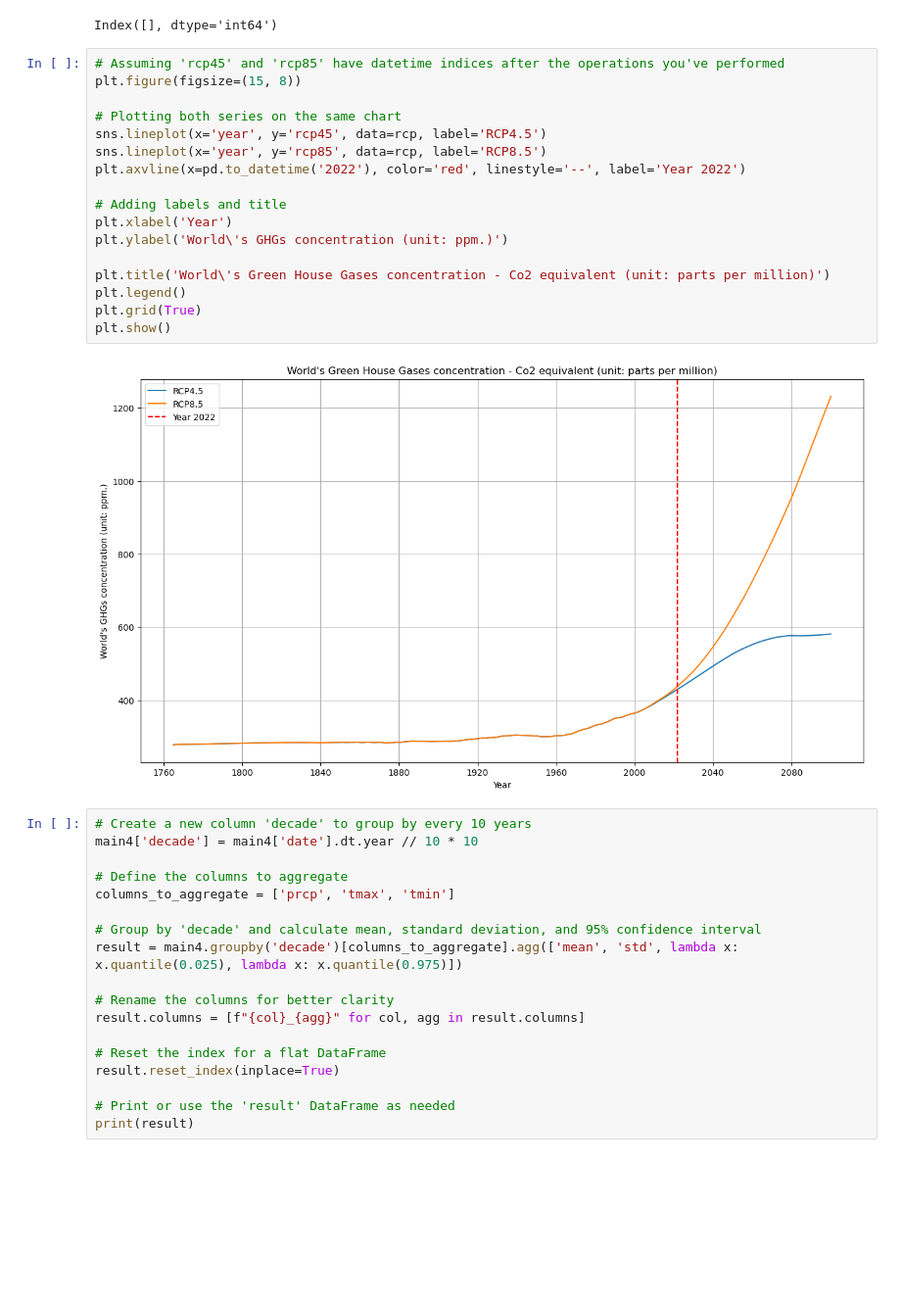
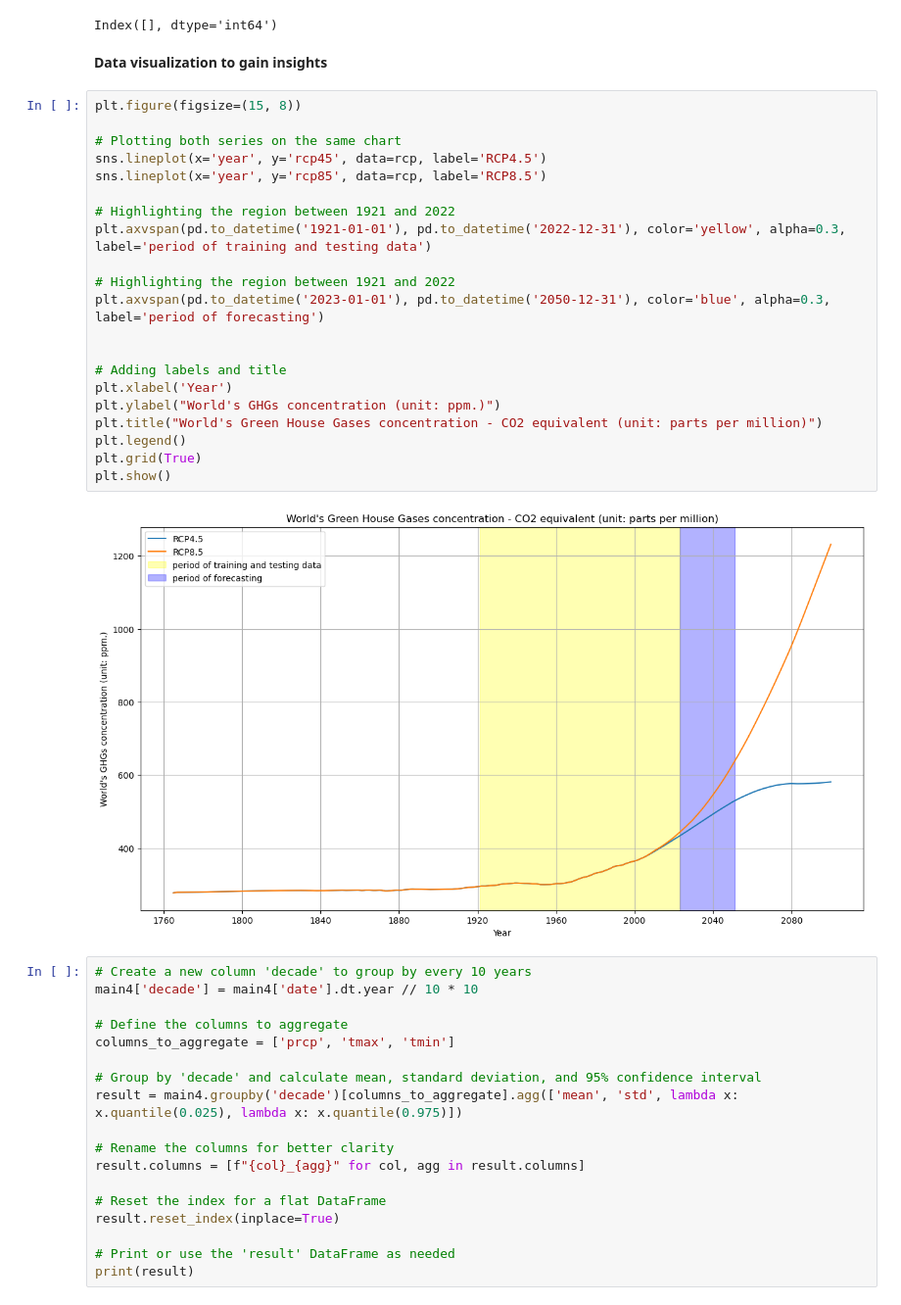
Before and after one commit to sumatepru/sf_climate_projection, a Jupyter notebook: code_for_daily_data.ipynb, the cells around one changed output. Shown: that part at 98% size. Cells and saved outputs as stored; diff of their text form; blank space fills up the shorter version.

```diff
--- a/code_for_daily_data.ipynb
+++ b/code_for_daily_data.ipynb
@@ -409,25 +401,31 @@ missing_indices = rcp.loc[rcp['rcp45'].isnull()|rcp['rcp85'].isnull()].index
 missing_indices
 # %% [output]
 Index([], dtype='int64')
-# %%
-# Assuming 'rcp45' and 'rcp85' have datetime indices after the operations you've performed
-plt.figure(figsize=(15, 8))
-
-# Plotting both series on the same chart
-sns.lineplot(x='year', y='rcp45', data=rcp, label='RCP4.5')
-sns.lineplot(x='year', y='rcp85', data=rcp, label='RCP8.5')
-plt.axvline(x=pd.to_datetime('2022'), color='red', linestyle='--', label='Year 2022')
-
-# Adding labels and title
-plt.xlabel('Year')
-plt.ylabel('World\'s GHGs concentration (unit: ppm.)')
-
-plt.title('World\'s Green House Gases concentration - Co2 equivalent (unit: parts per million)')
-plt.legend()
-plt.grid(True)
-plt.show()
-# %% [output]
-[figure, removed]
+# %% [markdown]
+**Data visualization to gain insights**
+# %%
+plt.figure(figsize=(15, 8))
+
+# Plotting both series on the same chart
+sns.lineplot(x='year', y='rcp45', data=rcp, label='RCP4.5')
+sns.lineplot(x='year', y='rcp85', data=rcp, label='RCP8.5')
+
+# Highlighting the region between 1921 and 2022
+plt.axvspan(pd.to_datetime('1921-01-01'), pd.to_datetime('2022-12-31'), color='yellow', alpha=0.3, label='period of training and testing data')
+
+# Highlighting the region between 1921 and 2022
+plt.axvspan(pd.to_datetime('2023-01-01'), pd.to_datetime('2050-12-31'), color='blue', alpha=0.3, label='period of forecasting')
+
+
+# Adding labels and title
+plt.xlabel('Year')
+plt.ylabel("World's GHGs concentration (unit: ppm.)")
+plt.title("World's Green House Gases concentration - CO2 equivalent (unit: parts per million)")
+plt.legend()
+plt.grid(True)
+plt.show()
+# %% [output]
+[figure, added]
 # %%
 # Create a new column 'decade' to group by every 10 years
 main4['decade'] = main4['date'].dt.year // 10 * 10
```
Also changed, not shown: parts of 12 cells of this notebook.
